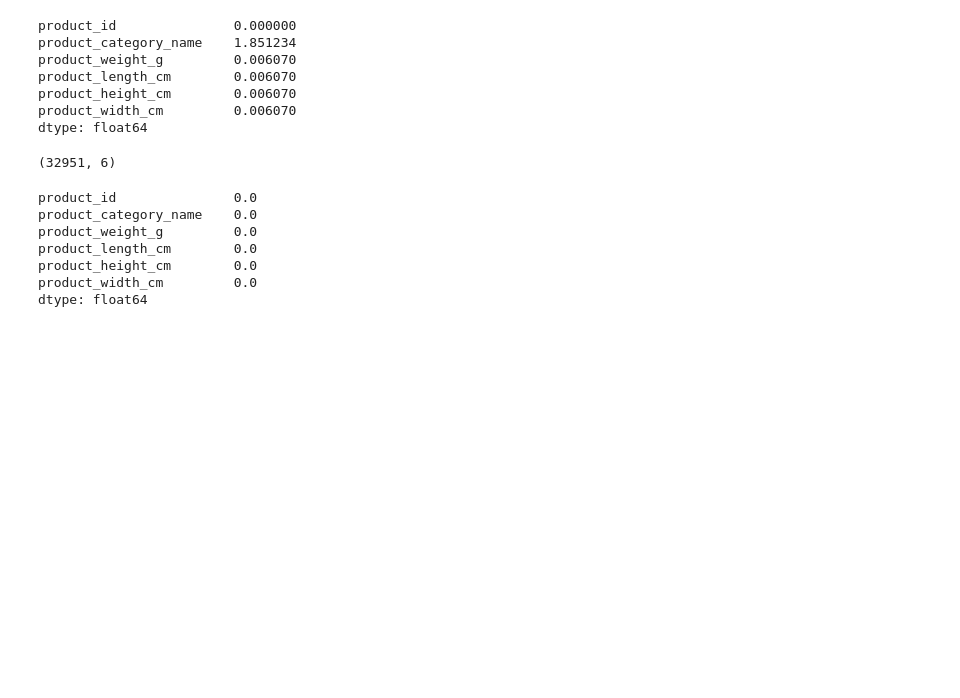
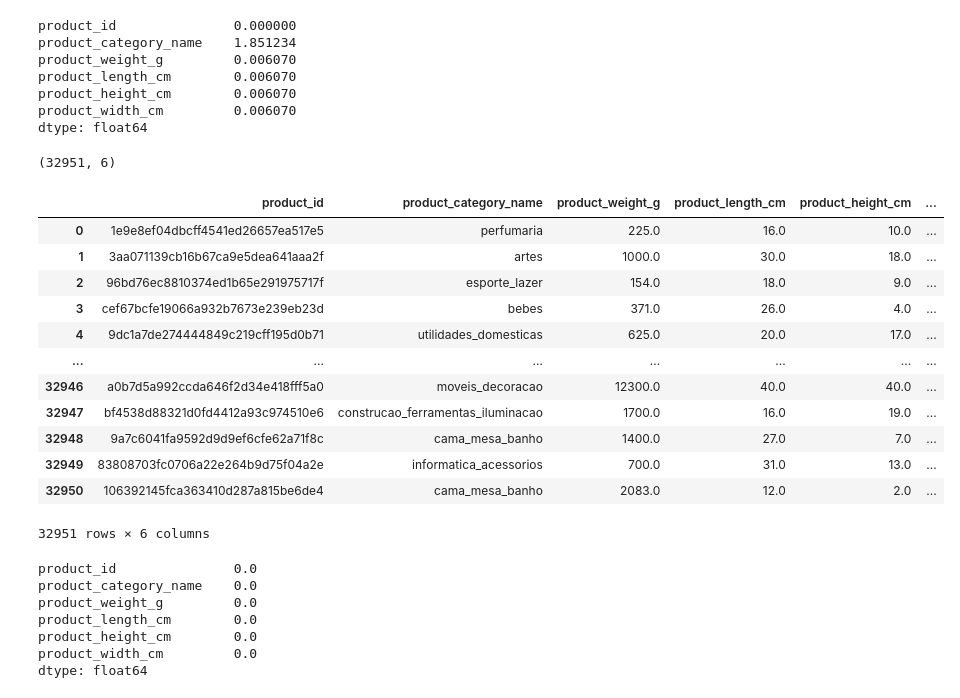
Before and after one commit to Daviedavie100/ML_MachineLearning, a Jupyter notebook: ecommerce.ipynb, the cells around one changed output. Drawn from its saved outputs; the diff is of its cells as text; code cells hidden in the pictures; blank space fills up the shorter version.

```diff
--- a/ecommerce.ipynb
+++ b/ecommerce.ipynb
@@ -673,6 +676,25 @@ dtype: float64
 products_dataset.shape
 # %% [output]
 (32951, 6)
+# %%
+# select columns
+products_dataset=products_dataset[['product_id', 'product_category_name', 'product_weight_g', 'product_length_cm', \
+                                   'product_height_cm', 'product_width_cm']].drop_duplicates()
+products_dataset
+# %% [output]
+|  | product_id | product_category_name | product_weight_g | product_length_cm | product_height_cm | ... |
+| 0 | 1e9e8ef04dbcff4541ed26657ea517e5 | perfumaria | 225.0 | 16.0 | 10.0 | ... |
+| 1 | 3aa071139cb16b67ca9e5dea641aaa2f | artes | 1000.0 | 30.0 | 18.0 | ... |
+| 2 | 96bd76ec8810374ed1b65e291975717f | esporte_lazer | 154.0 | 18.0 | 9.0 | ... |
+| 3 | cef67bcfe19066a932b7673e239eb23d | bebes | 371.0 | 26.0 | 4.0 | ... |
+| 4 | 9dc1a7de274444849c219cff195d0b71 | utilidades_domesticas | 625.0 | 20.0 | 17.0 | ... |
+| ... | ... | ... | ... | ... | ... | ... |
+| 32946 | a0b7d5a992ccda646f2d34e418fff5a0 | moveis_decoracao | 12300.0 | 40.0 | 40.0 | ... |
+| 32947 | bf4538d88321d0fd4412a93c974510e6 | construcao_ferramentas_iluminacao | 1700.0 | 16.0 | 19.0 | ... |
+| 32948 | 9a7c6041fa9592d9d9ef6cfe62a71f8c | cama_mesa_banho | 1400.0 | 27.0 | 7.0 | ... |
+| 32949 | 83808703fc0706a22e264b9d75f04a2e | informatica_acessorios | 700.0 | 31.0 | 13.0 | ... |
+| 32950 | 106392145fca363410d287a815be6de4 | cama_mesa_banho | 2083.0 | 12.0 | 2.0 | ... |
+32951 rows × 6 columns
 # %%
 # inspect missing values
 products_dataset.dropna(inplace=True)
```
Also changed, not shown: parts of 27 cells of this notebook.
